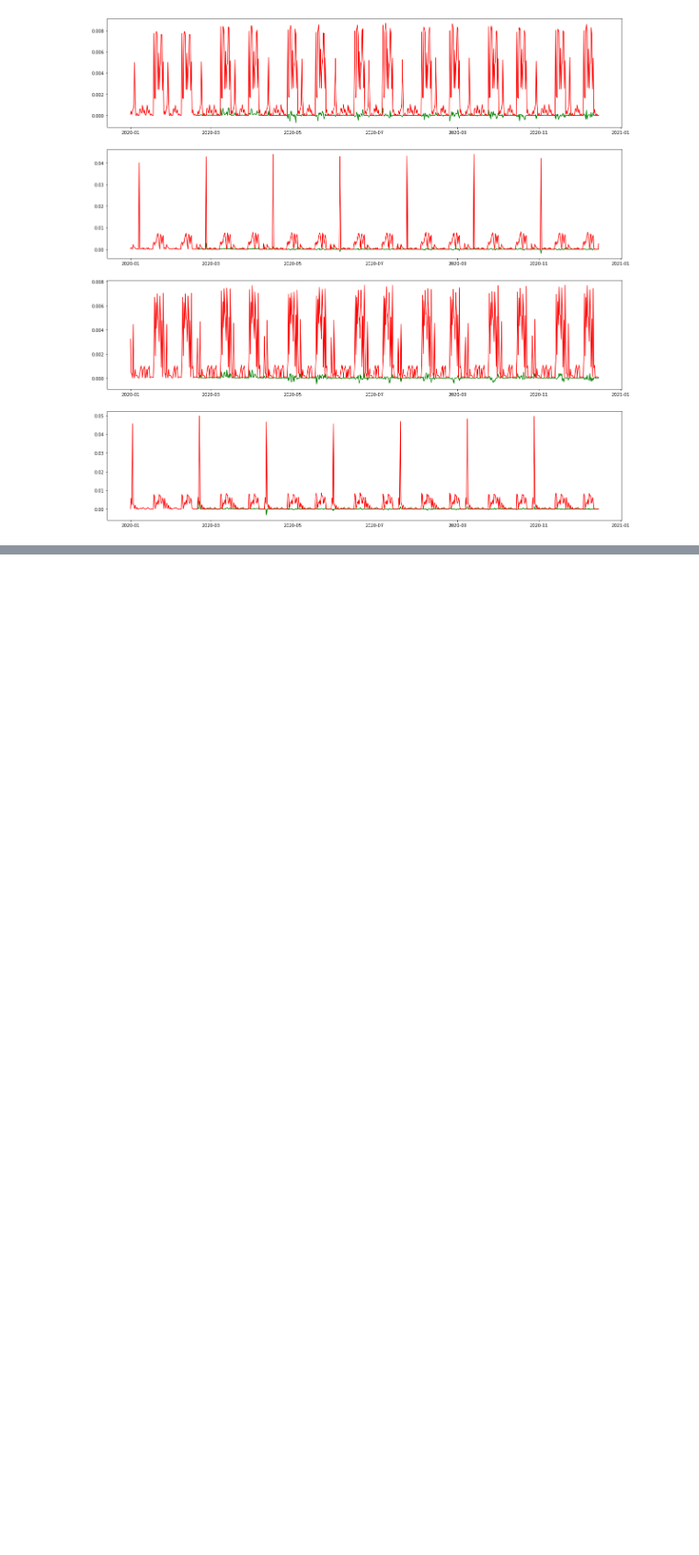
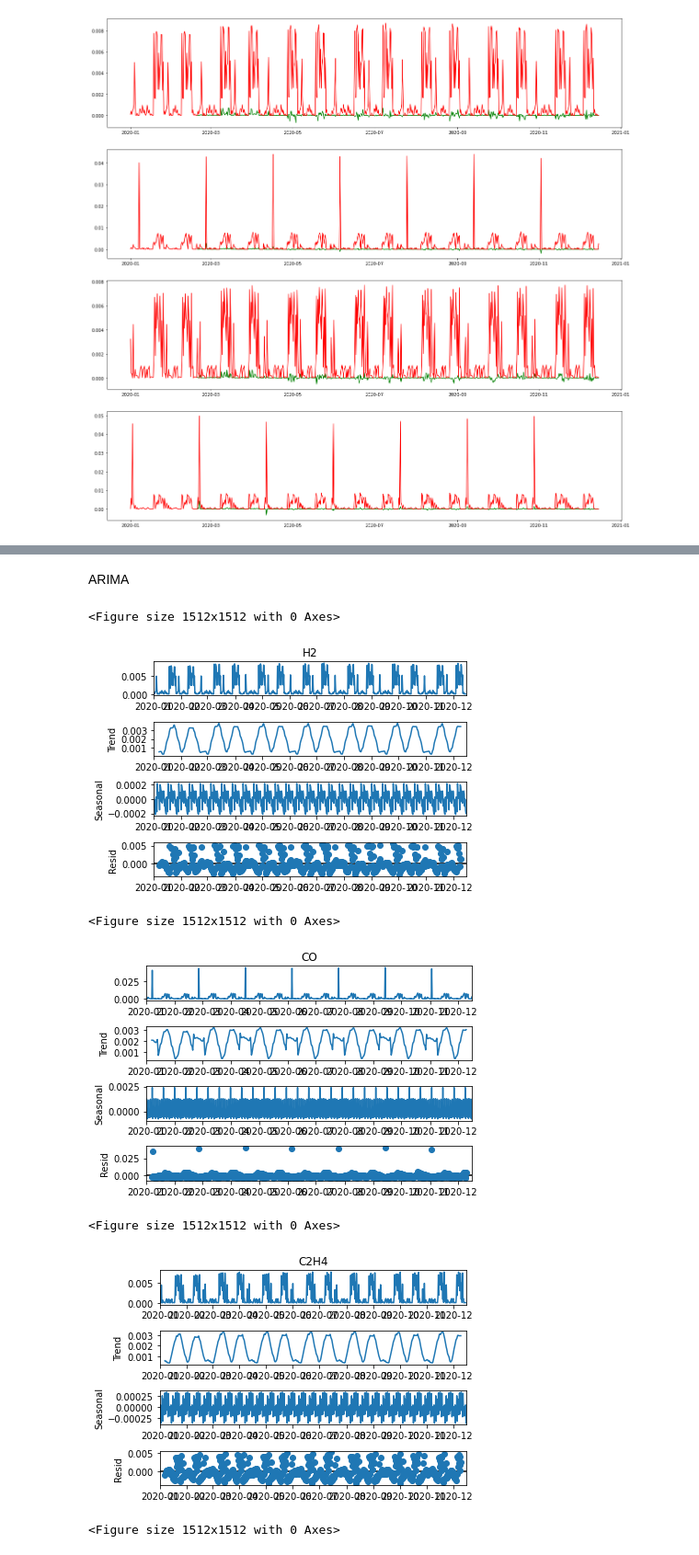
Before and after one commit to KhubbatulinMark/transformer, a Jupyter notebook: defect.ipynb, the cells around one changed output, grey strips where cells are left out. Shown at 92% size. Saved outputs shown, nothing was run; the diff lists cells and outputs as text; code cells hidden in the pictures; blank space fills up the shorter version.

```diff
--- a/defect.ipynb
+++ b/defect.ipynb
@@ -101,7 +101,10 @@ for i, gas in zip(range(0, 4), ['H2', 'CO', 'C2H4', 'C2H2']):
     findlay=np.abs(delay_2-delay_1)
     ax[i].plot(data_lto['datetime'], data_lto[gas].diff(findlay), label='Нормальное состояние', color='green')
 #     ax[i].plot(data_normal['datetime'], np.correlate(data_normal[gas],data_normal[gas],'same'), label='Нормальное состояние', color='blue')
-    ax[i].plot(data_lto['datetime'], data_lto[gas], label='Нормальное состояние', color='red')
+    ax[i].plot(data_lto['datetime'], data_lto[gas], label='Нормальное состояние', color='red')\
+
+
+
 fig, ax = plt.subplots(4, 1, figsize=(21, 21))
 props = dict(boxstyle='round', facecolor='wheat', alpha=1)
 for i, gas in zip(range(0, 4), ['H2', 'CO', 'C2H4', 'C2H2']):
@@ -137,0 +130,2 @@ ax[i].plot(data_normal['datetime'], data_normal[gas].diff(28), label='Норма
+# %% [markdown]
+ARIMA
@@ -137,0 +143,16 @@ ax[i].plot(data_normal['datetime'], data_normal[gas].diff(28), label='Норма
+# %%
+data_normal.reset_index(inplace=True)
+data_normal = data_normal.set_index('datetime')
+# %%
+for i, gas in enumerate (['H2', 'CO', 'C2H4', 'C2H2']):
+    plt.figure(figsize=(21, 21))
+    sm.tsa.seasonal_decompose(data_normal[gas]).plot()
+    plt.show()
+# %% [output]
+<Figure size 1512x1512 with 0 Axes>
+[figure, added]
+<Figure size 1512x1512 with 0 Axes>
+[figure, added]
+<Figure size 1512x1512 with 0 Axes>
+[figure, added]
+<Figure size 1512x1512 with 0 Axes>
```
Also changed, not shown: parts of 9 cells of this notebook.
